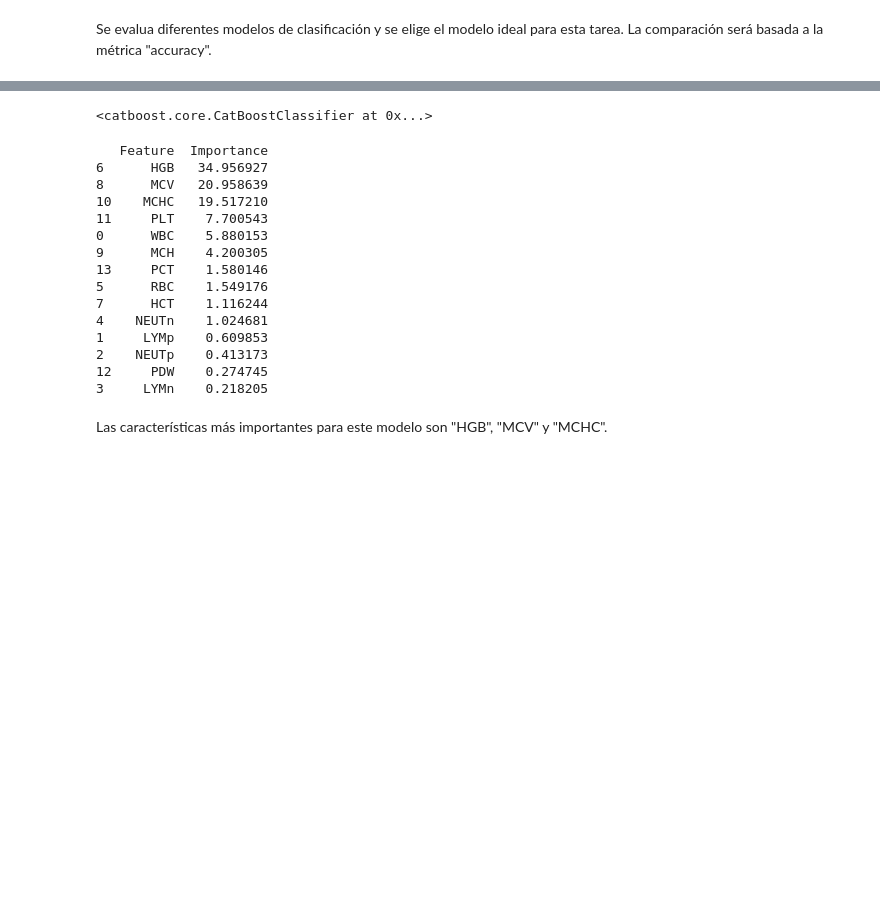
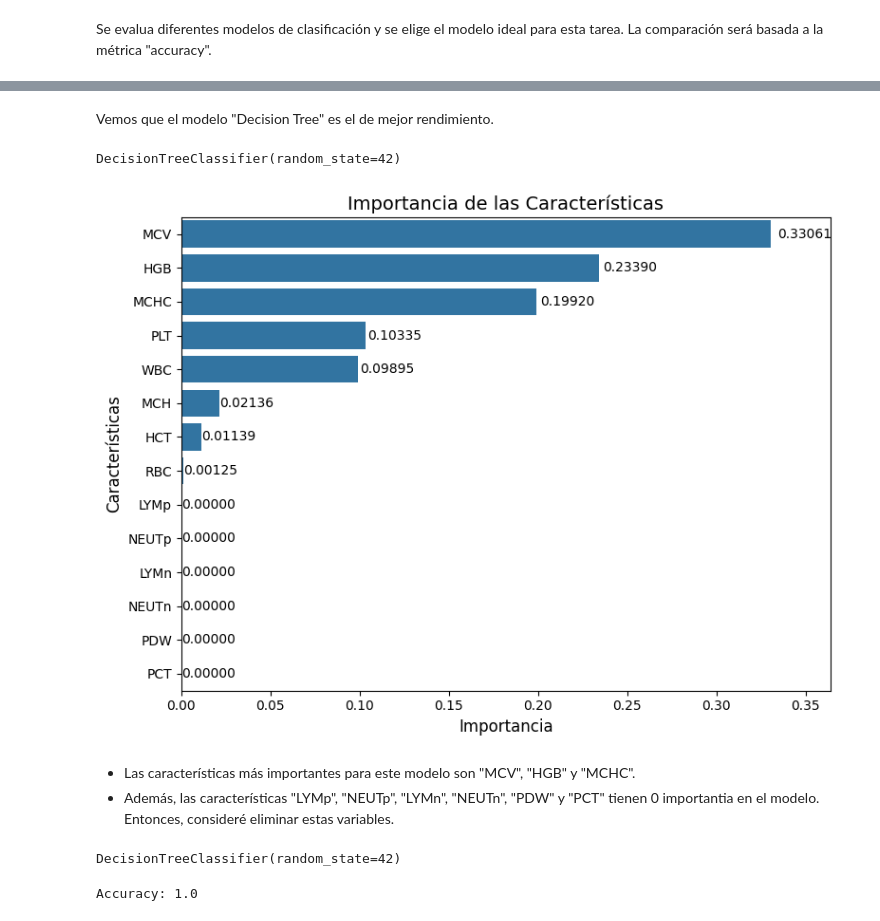
Before and after one commit to JeffersonEspinalA/Proyecto_Anemia, a Jupyter notebook: Proyecto_Anemia.ipynb, the cells around one changed output, grey strips where cells are left out. Saved outputs shown, nothing was run; the diff lists cells and outputs as text; code cells hidden in the pictures; blank space fills up the shorter version.

```diff
--- a/Proyecto_Anemia.ipynb
+++ b/Proyecto_Anemia.ipynb
@@ -176,7 +165,6 @@ models = [
     ('KNN', KNeighborsClassifier()),
     ('XGBoost', XGBClassifier(random_state=42, n_jobs=-1)),
     ('LightGBM', LGBMClassifier(random_state=42, n_jobs=-1, verbosity=-1)),
-    ('CatBoost', CatBoostClassifier(random_state=42, verbose=0)),
 ]
 
 results = []
@@ -186,7 +174,7 @@ for name, model in models:
     y_pred = model.predict(X_test)
 
     accuracy = accuracy_score(y_test, y_pred)
-    results.append([name, round(accuracy, 2)])
+    results.append([name, accuracy])
 
 results = pd.DataFrame(results, columns=['Model', 'Accuracy'])
 print(results)
@@ -233,37 +190,7 @@ Nos quedamos con el modelo "CatBoost" porque tiene una menor variabilidad en los
+# %% [markdown]
+Vemos que el modelo "Decision Tree" es el de mejor rendimiento.
 # %%
-model = CatBoostClassifier(random_state=42, verbose=0)
+model = DecisionTreeClassifier(random_state=42)
 model.fit(X_train, y_train)
 # %% [output]
-<catboost.core.CatBoostClassifier at 0x...>
+DecisionTreeClassifier(random_state=42)
-# %%
-importances = model.get_feature_importance()
-
-# Get the original feature names from X before scaling
-feature_names = X.columns
-
-feature_importance_df = pd.DataFrame({
-    'Feature': feature_names,  # Use original feature names
-    'Importance': importances
-})
-
-feature_importance_df = feature_importance_df.sort_values(by='Importance', ascending=False)
-
-print(feature_importance_df)
-# %% [output]
-   Feature  Importance
-6      HGB   34.956927
-8      MCV   20.958639
-10    MCHC   19.517210
-11     PLT    7.700543
-0      WBC    5.880153
-9      MCH    4.200305
-13     PCT    1.580146
-5      RBC    1.549176
-7      HCT    1.116244
-4    NEUTn    1.024681
-1     LYMp    0.609853
-2    NEUTp    0.413173
-12     PDW    0.274745
-3     LYMn    0.218205
-# %% [markdown]
-Las características más importantes para este modelo son "HGB", "MCV" y "MCHC".
@@ -271,0 +197,25 @@ model.save_model('catboost_model.cbm')
+# %%
+importances = model.feature_importances_
+
+importance_df = pd.DataFrame({
+    "Feature": X.columns,
+    "Importance": importances
+}).sort_values(by="Importance", ascending=False)
+
+plt.figure(figsize=(8, 6))
+ax = sns.barplot(x="Importance", y="Feature", data=importance_df)
+
+for i, v in enumerate(importance_df["Importance"]):
+    ax.text(v + (v * 0.01), i, f"{v:.5f}", color="black", va="center")
+
+plt.title("Importancia de las Características", fontsize=14)
+plt.xlabel("Importancia", fontsize=12)
+plt.ylabel("Características", fontsize=12)
+plt.xlim(0, importance_df["Importance"].max() * 1.1)
+plt.tight_layout()
+plt.show()
+# %% [output]
+[figure, added]
+# %% [markdown]
+- Las características más importantes para este modelo son "MCV", "HGB" y "MCHC".
+- Además, las características "LYMp", "NEUTp", "LYMn", "NEUTn", "PDW" y "PCT" tienen 0 importantia en el modelo. Entonces, consideré eliminar estas variables.
@@ -271,0 +231,12 @@ model.save_model('catboost_model.cbm')
+# %%
+model2 = DecisionTreeClassifier(random_state=42)
+model2.fit(X_train2, y_train2)
+# %% [output]
+DecisionTreeClassifier(random_state=42)
+# %%
+y_pred2 = model2.predict(X_test2)
+
+accuracy2 = accuracy_score(y_test2, y_pred2)
+print("Accuracy:", accuracy2)
+# %% [output]
+Accuracy: 1.0
```
Also changed, not shown: parts of 15 cells of this notebook.
